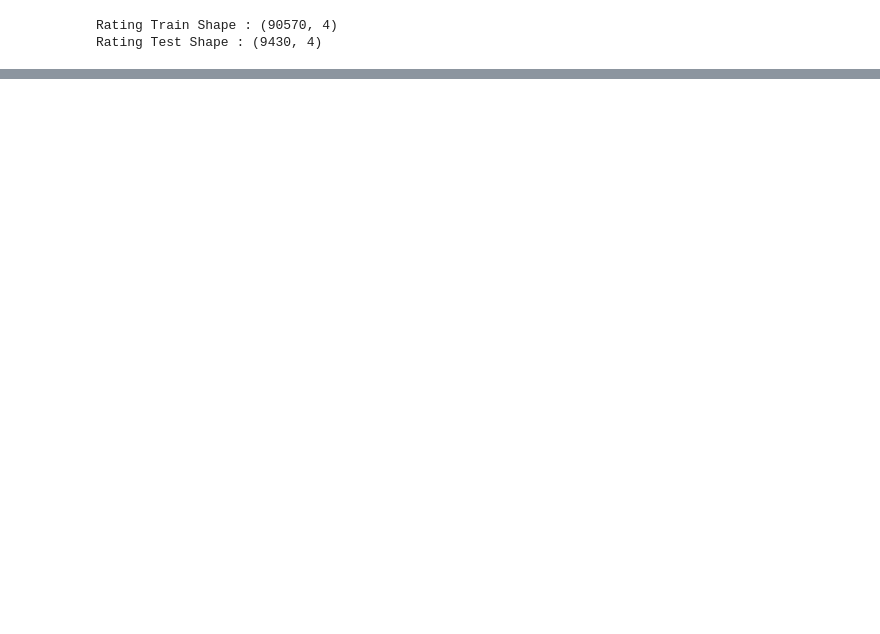
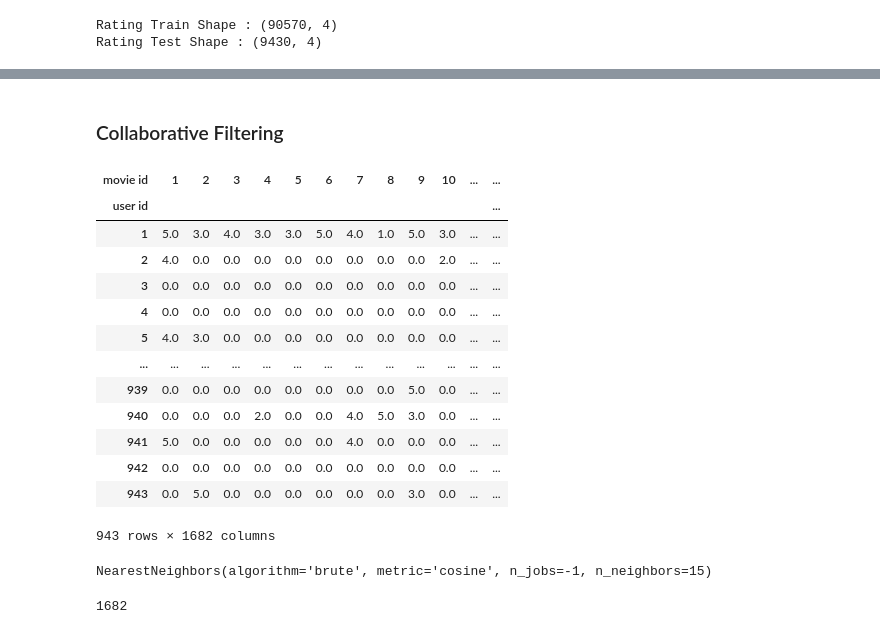
Before and after one commit to adityasharma1076/Movie-Recommender-System, a Jupyter notebook: MovieLens-100k_Recommended_System.ipynb, the cells around one changed output, grey strips where cells are left out. Drawn from its saved outputs; the diff is of its cells as text; code cells hidden in the pictures; blank space fills up the shorter version.

```diff
--- a/MovieLens-100k_Recommended_System.ipynb
+++ b/MovieLens-100k_Recommended_System.ipynb
@@ -94,0 +243,23 @@ len(ratings['movie id'].unique())            ## total number of unique movies
+# %% [markdown]
+### Collaborative Filtering
+# %%
+ratings_table = pd.pivot_table(data=ratings,values='rating',index='user id',columns='movie id')
+# %%
+ratings_table.fillna(0,inplace=True)
+# %%
+ratings_table
+# %% [output]
+| movie id | 1 | 2 | 3 | 4 | 5 | 6 | 7 | 8 | 9 | 10 | ... | ... |
+| user id |  |  |  |  |  |  |  |  |  |  |  | ... |
+| 1 | 5.0 | 3.0 | 4.0 | 3.0 | 3.0 | 5.0 | 4.0 | 1.0 | 5.0 | 3.0 | ... | ... |
+| 2 | 4.0 | 0.0 | 0.0 | 0.0 | 0.0 | 0.0 | 0.0 | 0.0 | 0.0 | 2.0 | ... | ... |
+| 3 | 0.0 | 0.0 | 0.0 | 0.0 | 0.0 | 0.0 | 0.0 | 0.0 | 0.0 | 0.0 | ... | ... |
+| 4 | 0.0 | 0.0 | 0.0 | 0.0 | 0.0 | 0.0 | 0.0 | 0.0 | 0.0 | 0.0 | ... | ... |
+| 5 | 4.0 | 3.0 | 0.0 | 0.0 | 0.0 | 0.0 | 0.0 | 0.0 | 0.0 | 0.0 | ... | ... |
+| ... | ... | ... | ... | ... | ... | ... | ... | ... | ... | ... | ... | ... |
+| 939 | 0.0 | 0.0 | 0.0 | 0.0 | 0.0 | 0.0 | 0.0 | 0.0 | 5.0 | 0.0 | ... | ... |
+| 940 | 0.0 | 0.0 | 0.0 | 2.0 | 0.0 | 0.0 | 4.0 | 5.0 | 3.0 | 0.0 | ... | ... |
+| 941 | 5.0 | 0.0 | 0.0 | 0.0 | 0.0 | 0.0 | 4.0 | 0.0 | 0.0 | 0.0 | ... | ... |
+| 942 | 0.0 | 0.0 | 0.0 | 0.0 | 0.0 | 0.0 | 0.0 | 0.0 | 0.0 | 0.0 | ... | ... |
+| 943 | 0.0 | 5.0 | 0.0 | 0.0 | 0.0 | 0.0 | 0.0 | 0.0 | 3.0 | 0.0 | ... | ... |
+943 rows × 1682 columns
@@ -94,0 +270,8 @@ len(ratings['movie id'].unique())            ## total number of unique movies
+# %%
+from sklearn.neighbors import NearestNeighbors
+#make an object for the NearestNeighbors Class.
+model_knn = NearestNeighbors(metric='cosine', algorithm='brute', n_neighbors=15, n_jobs=-1)
+# fit the dataset
+model_knn.fit(sparse_ratings)
+# %% [output]
+NearestNeighbors(algorithm='brute', metric='cosine', n_jobs=-1, n_neighbors=15)
@@ -94,0 +286,4 @@ len(ratings['movie id'].unique())            ## total number of unique movies
+# %%
+len(movie_ids)
+# %% [output]
+1682
```
Also changed, not shown: parts of 37 cells of this notebook, 2 other files.
